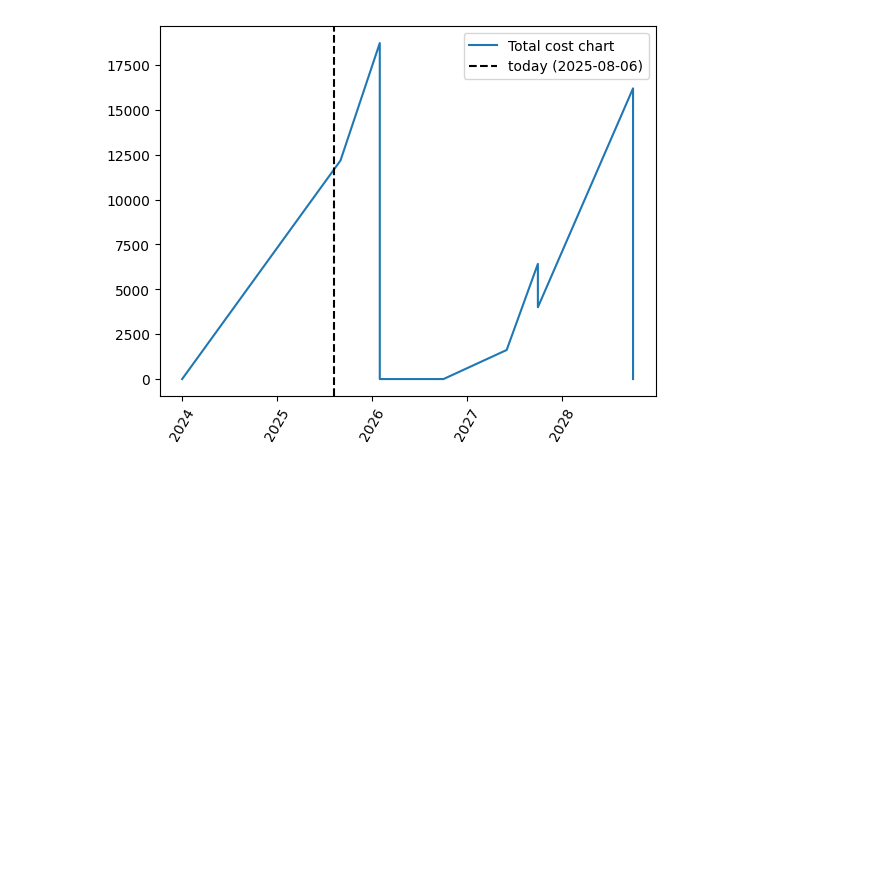
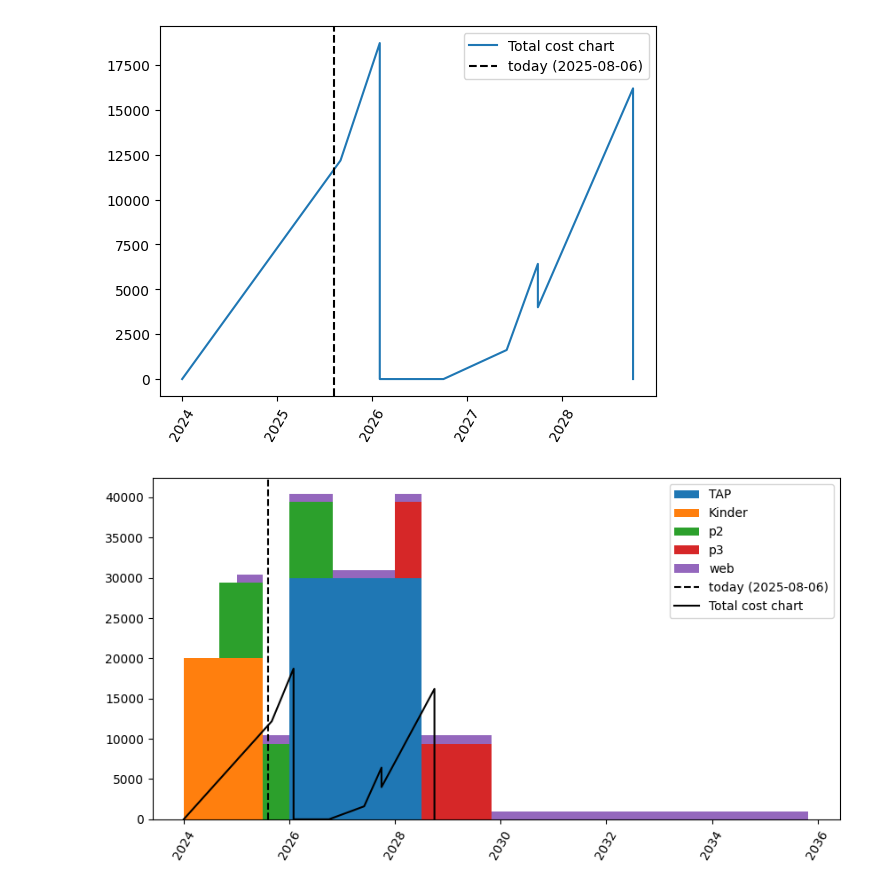
Before and after one commit to amirhoseinbidar/plot-proj, a Jupyter notebook: project.ipynb, the cells around one changed output. Drawn from its saved outputs; the diff is of its cells as text; code cells hidden in the pictures; blank space fills up the shorter version.

Commit message:
cleanup code & merge cost and budget plot

```diff
--- a/project.ipynb
+++ b/project.ipynb
@@ -26,5 +21,0 @@ df = pd.read_csv('sample.csv')
-# %%
-df["start"] = pd.to_datetime(df["start"])
-df["end"] = pd.to_datetime(df["end"])
-df["duration"] = df["end"] - df["start"]
-df = df.sort_values(by=["start"])
@@ -39,0 +149,9 @@ df
+# %%
+import pandas as pd
+
+budget_df = pd.read_csv('sample.csv')
+# %%
+budget_df["start"] = pd.to_datetime(budget_df["start"])
+budget_df["end"] = pd.to_datetime(budget_df["end"])
+budget_df["duration"] = budget_df["end"] - budget_df["start"]
+df = budget_df.sort_values(by=["start"])
@@ -116,8 +180,8 @@ fig.show()
 # %%
 import pandas as pd
 
-df = pd.read_csv('sample2.csv')
-df
+cost_df = pd.read_csv('sample2.csv')
+cost_df
 # %% [output]
 |  | staff | monthly-rate | start | end |
 | 0 | bidar | 600 | 2024-01-01 | 2026-01-30 |
@@ -174,2 +194,9 @@ fig.show()
 # %% [output]
 [figure]
+# %%
+fig, ax = plt.subplots(figsize=(10,5))
+plot_budget(budget_df, priority_type, priority_ascending, ax)
+plot_staff_cost(cost_df, ax, plot_today=False, color="black")
+fig.show()
+# %% [output]
+[figure, added]
```
Also changed, not shown: parts of 10 cells of this notebook.
